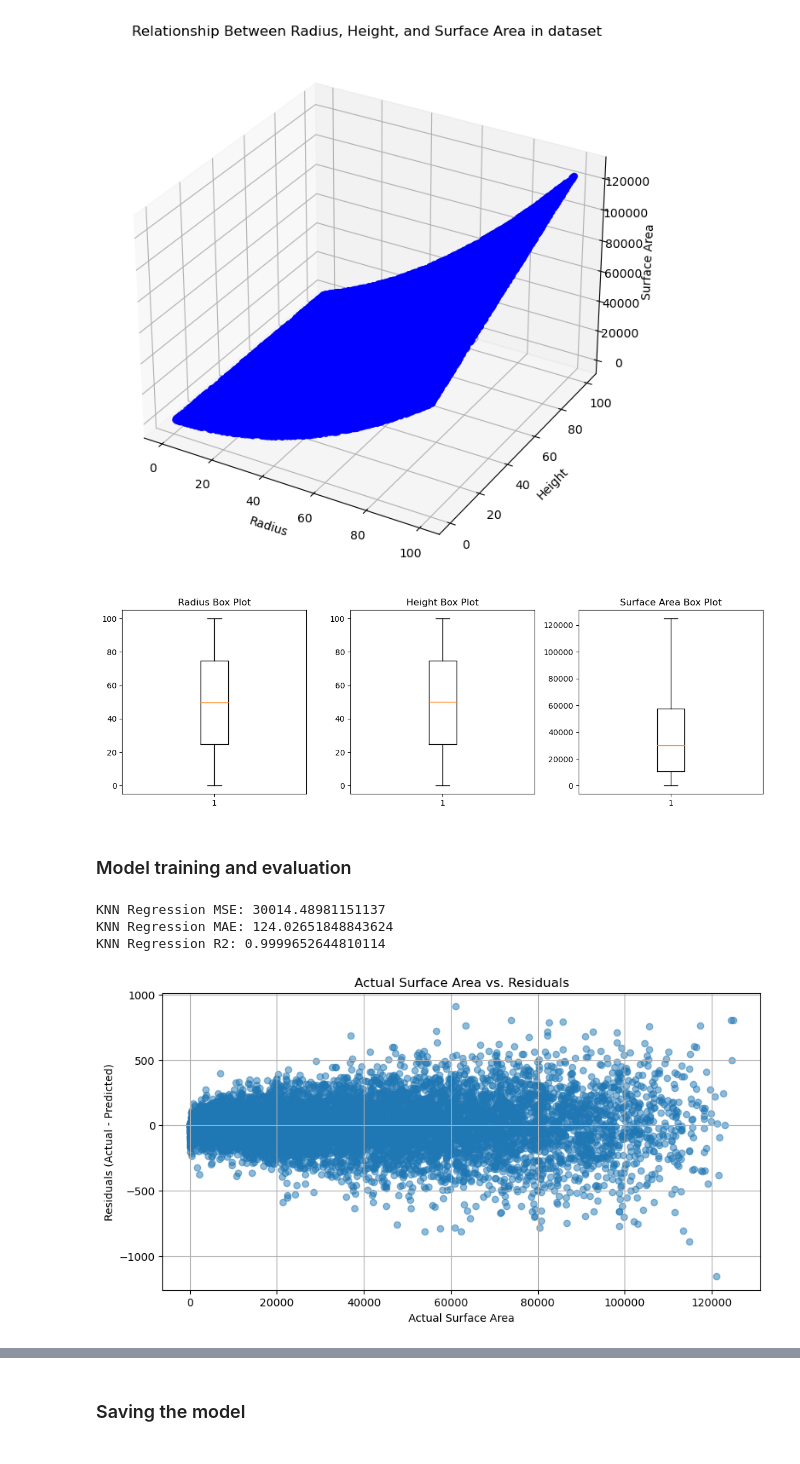
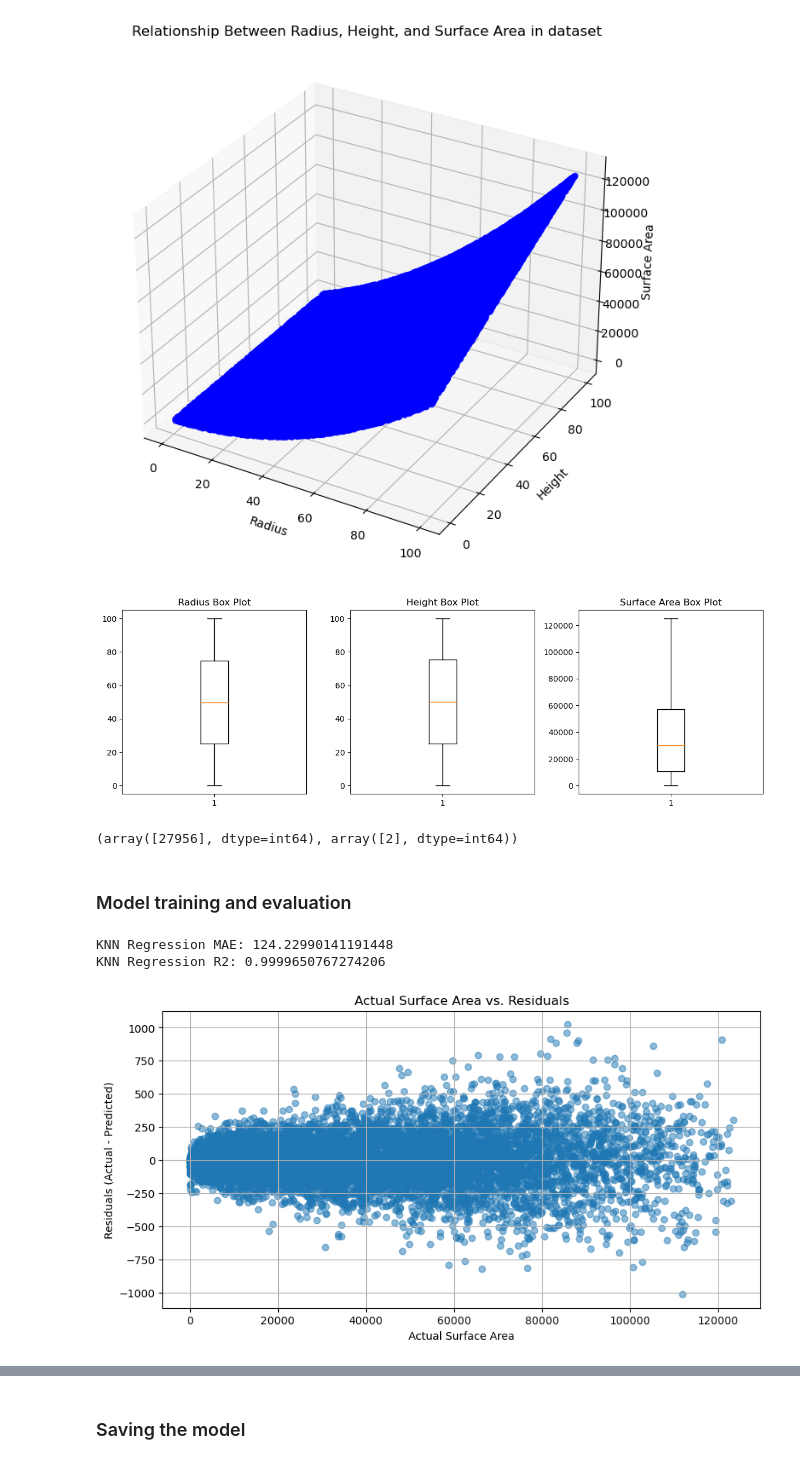
Before and after one commit to Haseeb1919/area-of-cylinder, a Jupyter notebook: KNN_Model.ipynb, the cells around one changed output, grey strips where cells are left out. Cells and saved outputs as stored; diff of their text form; code cells hidden in the pictures.

```diff
--- a/KNN_Model.ipynb
+++ b/KNN_Model.ipynb
@@ -67,8 +76,20 @@ plt.title('Surface Area Box Plot')
 
 plt.tight_layout()
 plt.show()
+
+
+# Statistical outlier detection
+from scipy import stats
+z = np.abs(stats.zscore(train))
+print(np.where(z > 3))
 # %% [output]
 [figure]
+(array([27956], dtype=int64), array([2], dtype=int64))
+# %%
+#removing outliers
+from scipy import stats
+z = np.abs(stats.zscore(train))
+train = train[(z < 3).all(axis=1)]
 # %%
 #splitting the data into train and test
 def split_data(train, test):
@@ -105,23 +126,22 @@ mae = mean_absolute_error(y_test, y_pred)
 r2 = r2_score(y_test, y_pred)
 
 # Print evaluation metrics
-print(f'KNN Regression MSE: {mse}')
 print(f'KNN Regression MAE: {mae}')
 print(f'KNN Regression R2: {r2}')
 # %% [output]
-KNN Regression MSE: 30014.48981151137
-KNN Regression MAE: 124.02651848843624
-KNN Regression R2: 0.9999652644810114
+KNN Regression MAE: 124.22990141191448
+KNN Regression R2: 0.9999650767274206
 # %%
+residuals = y_test - y_pred
 plt.figure(figsize=(10, 5))
 plt.scatter(y_test, residuals, alpha=0.5)
 plt.title("Actual Surface Area vs. Residuals")
 plt.xlabel("Actual Surface Area")
 plt.ylabel("Residuals (Actual - Predicted)")
 plt.grid(True)
 plt.show()
 # %% [output]
-[figure, old version]
+[figure, new version]
 # %%
 
 # Residuals Histogram
```
Also changed, not shown: parts of 4 cells of this notebook.
